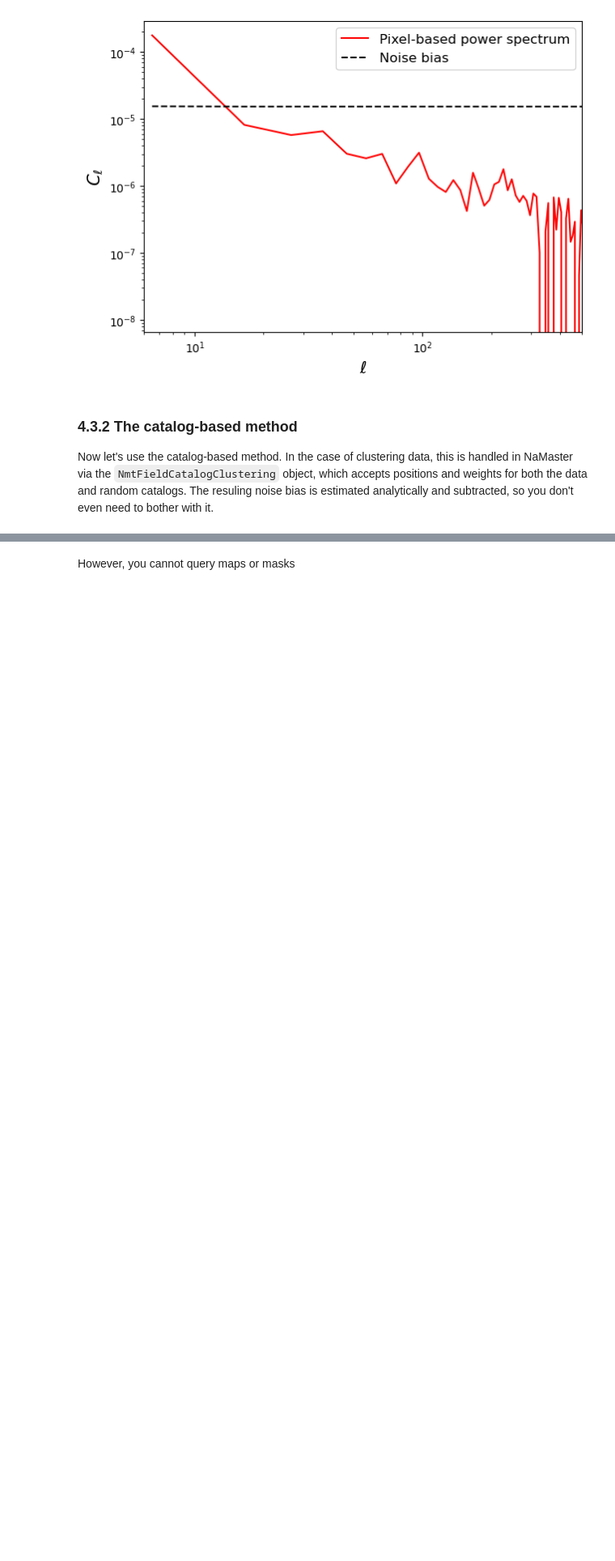
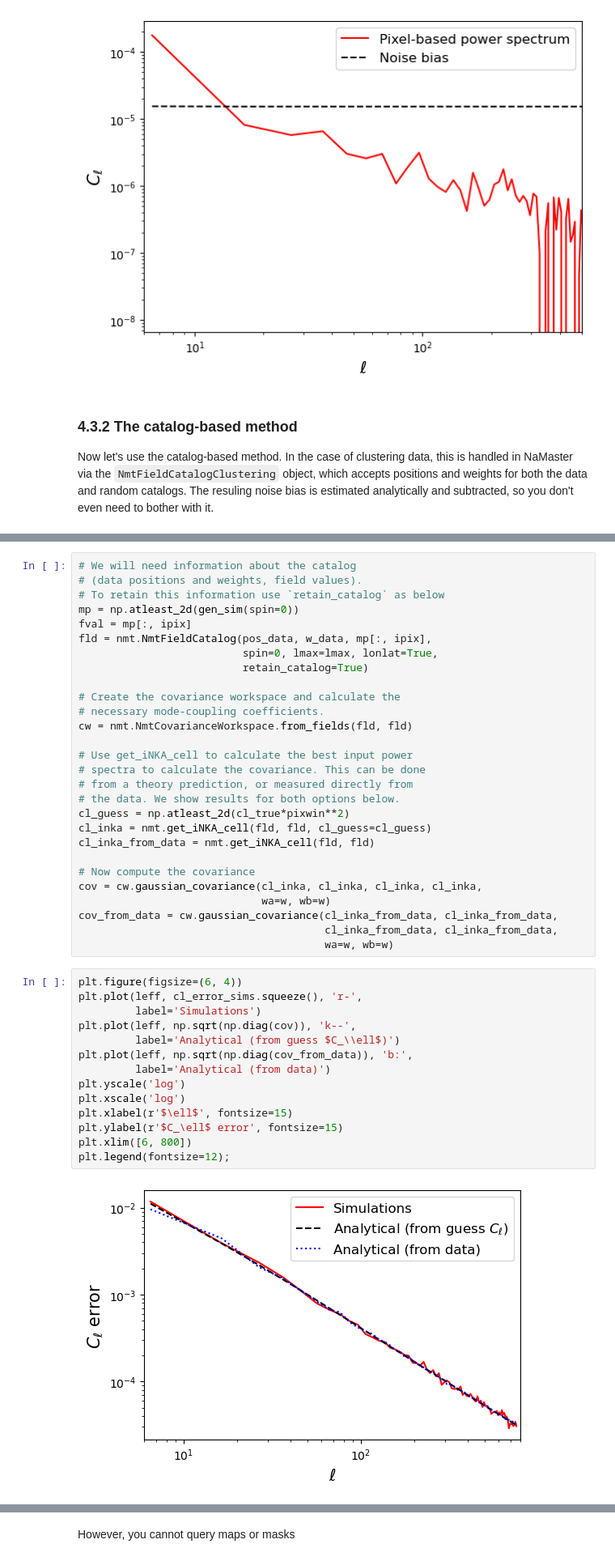
Before and after one commit to LSSTDESC/NaMaster, a Jupyter notebook: doc/4Catalogs.ipynb, the cells around one changed output, grey strips where cells are left out. Shown at 81% size. Cells and saved outputs as stored; diff of their text form; blank space fills up the shorter version.

```diff
--- a/doc/4Catalogs.ipynb
+++ b/doc/4Catalogs.ipynb
@@ -352 +361,45 @@ plt.legend(fontsize=12);
+# %%
+# We will need information about the catalog
+# (data positions and weights, field values).
+# To retain this information use `retain_catalog` as below
+mp = np.atleast_2d(gen_sim(spin=0))
+fval = mp[:, ipix]
+fld = nmt.NmtFieldCatalog(pos_data, w_data, mp[:, ipix],
+                          spin=0, lmax=lmax, lonlat=True,
+                          retain_catalog=True)
+
+# Create the covariance workspace and calculate the
+# necessary mode-coupling coefficients.
+cw = nmt.NmtCovarianceWorkspace.from_fields(fld, fld)
+
+# Use get_iNKA_cell to calculate the best input power
+# spectra to calculate the covariance. This can be done
+# from a theory prediction, or measured directly from
+# the data. We show results for both options below.
+cl_guess = np.atleast_2d(cl_true*pixwin**2)
+cl_inka = nmt.get_iNKA_cell(fld, fld, cl_guess=cl_guess)
+cl_inka_from_data = nmt.get_iNKA_cell(fld, fld)
+
+# Now compute the covariance
+cov = cw.gaussian_covariance(cl_inka, cl_inka, cl_inka, cl_inka,
+                             wa=w, wb=w)
+cov_from_data = cw.gaussian_covariance(cl_inka_from_data, cl_inka_from_data,
+                                       cl_inka_from_data, cl_inka_from_data,
+                                       wa=w, wb=w)
+# %%
+plt.figure(figsize=(6, 4))
+plt.plot(leff, cl_error_sims.squeeze(), 'r-',
+         label='Simulations')
+plt.plot(leff, np.sqrt(np.diag(cov)), 'k--',
+         label='Analytical (from guess $C_\\ell$)')
+plt.plot(leff, np.sqrt(np.diag(cov_from_data)), 'b:',
+         label='Analytical (from data)')
+plt.yscale('log')
+plt.xscale('log')
+plt.xlabel(r'$\ell$', fontsize=15)
+plt.ylabel(r'$C_\ell$ error', fontsize=15)
+plt.xlim([6, 800])
+plt.legend(fontsize=12);
+# %% [output]
+[figure, added]
 # %% [markdown]
```
Also changed, not shown: parts of 13 cells of this notebook, 40 other files.
